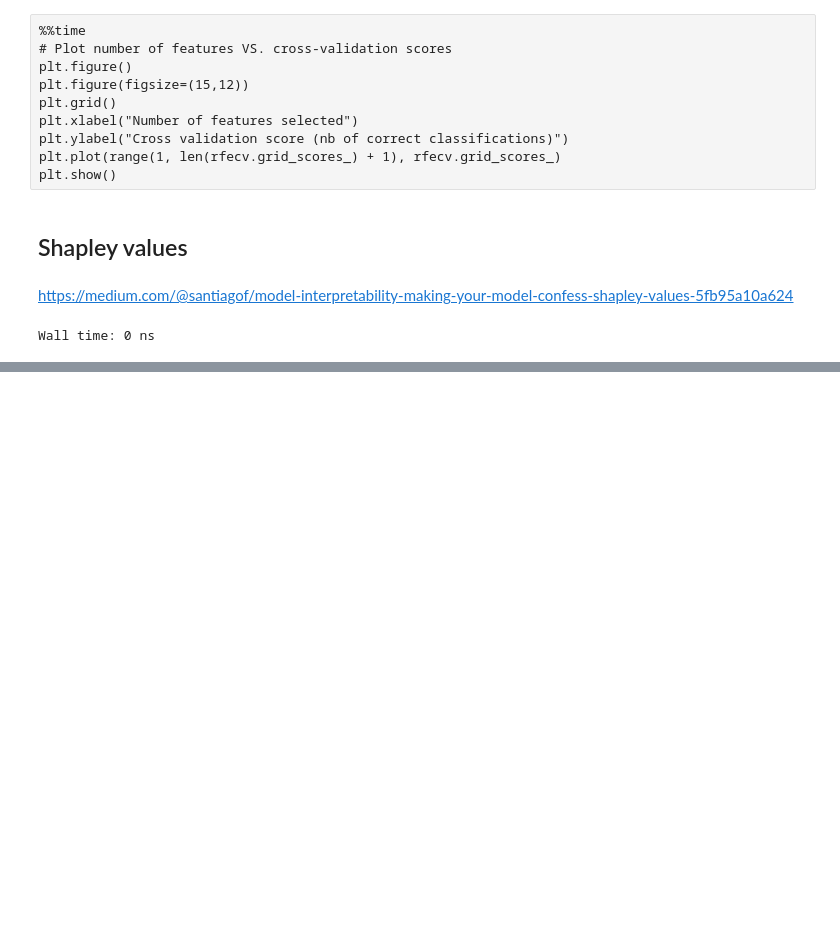
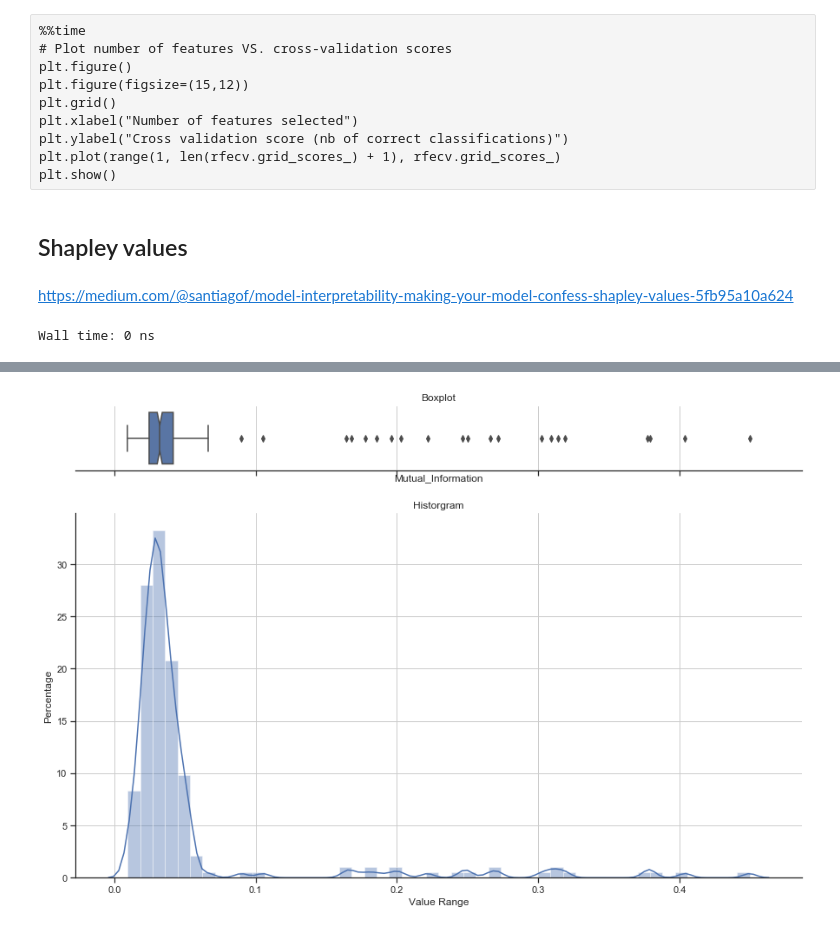
Before and after one commit to apgsga-stc/PredictiveAnalyticsPython, a Jupyter notebook: vkprog_analyse/sales_pred_master.ipynb, the cells around one changed output, grey strips where cells are left out. Saved outputs shown, nothing was run; the diff lists cells and outputs as text; code cells hidden in the pictures; blank space fills up the shorter version.

```diff
--- a/vkprog_analyse/sales_pred_master.ipynb
+++ b/vkprog_analyse/sales_pred_master.ipynb
@@ -735,0 +740,3 @@ Wall time: 0 ns
+# %%
+%%time
+mu_in = mutual_info_classif(X_train_balanced,y_train_balanced) / mutual_info_classif(y_train_balanced.reshape(-1,1),y_train_balanced)
@@ -735,0 +751,7 @@ Wall time: 0 ns
+# %%
+ mu_in_df = (pd.DataFrame({'Feature':            feature_columns,
+                           'Mutual_Information': mu_in})
+             .sort_values(by='Mutual_Information',
+                          ascending=False)
+             .reset_index(drop=True)
+            )
@@ -735,0 +778,4 @@ Wall time: 0 ns
+# %%
+boxplot_histogram(mu_in_df.loc[:,'Mutual_Information'])
+# %% [output]
+[figure, added]
```
Also changed, not shown: parts of 18 cells of this notebook.
